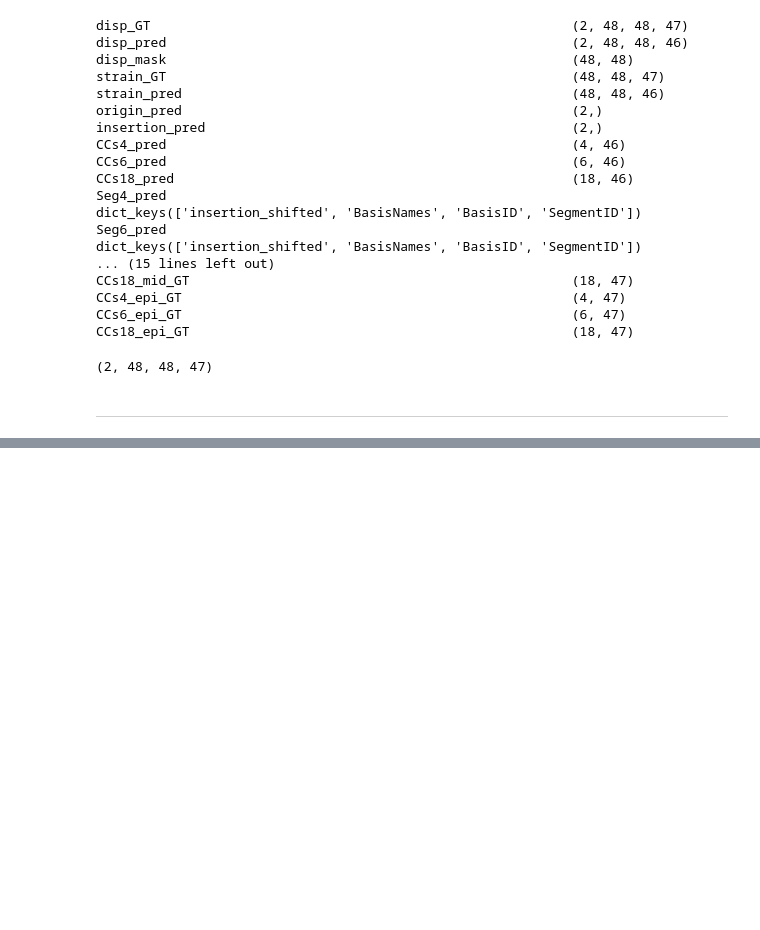
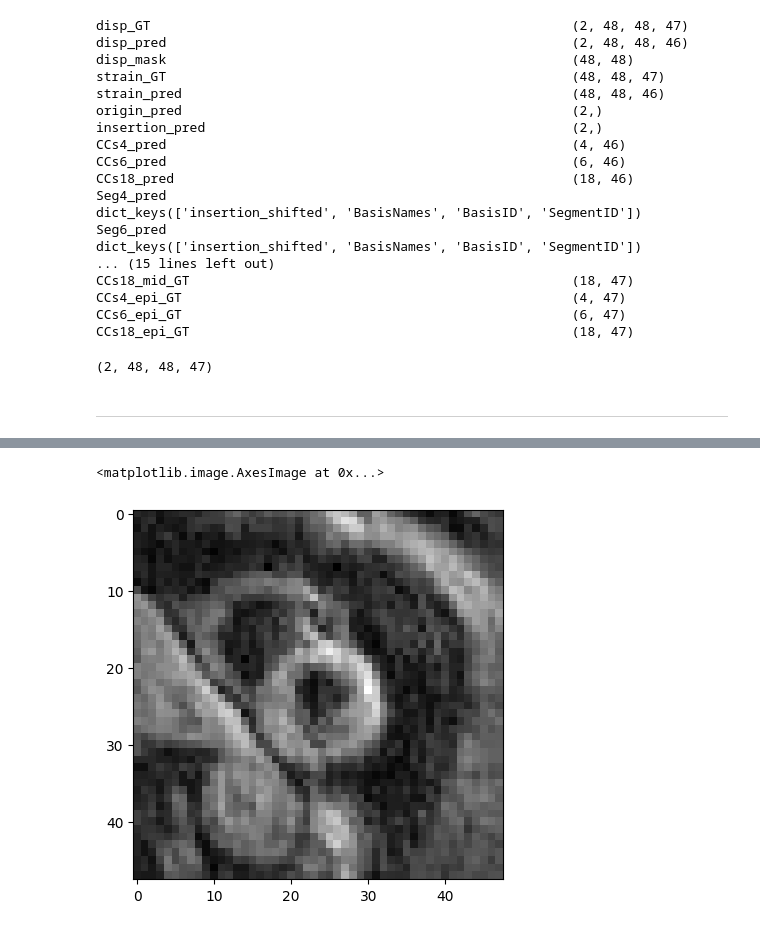
Before and after one commit to jr-xing/LaMoD, a Jupyter notebook: debug/notebooks/2025-01-24-make-rotation-case-video.ipynb, the cells around one changed output, grey strips where cells are left out. Cells and saved outputs as stored; diff of their text form; code cells hidden in the pictures; blank space fills up the shorter version.

```diff
--- a/debug/notebooks/2025-01-24-make-rotation-case-video.ipynb
+++ b/debug/notebooks/2025-01-24-make-rotation-case-video.ipynb
@@ -429,8 +430,8 @@ def extract_radial_tangent_components(displacement_field, center=None):
 
     return radial_component, tangent_component
 # %%
-datum_idx = 95; disp_pred_scale = 0.5; disp_GT_scale = 1
-# datum_idx = 24; disp_pred_scale = 1; disp_GT_scale = 1
+# datum_idx = 95; disp_pred_scale = 0.5; disp_GT_scale = 1
+datum_idx = 24; disp_pred_scale = 1; disp_GT_scale = 1
 # %%
 datum_disp_GT = np.moveaxis(np.concatenate([test_GT_data[datum_idx]['DENSE_Lag_displacement_field_X'][None], test_GT_data[datum_idx]['DENSE_Lag_displacement_field_Y'][None]], axis=0), -1, 1)[:, :-1]
 datum_disp_GT_rad = np.zeros_like(datum_disp_GT)
@@ -467,0 +469,13 @@ for frame_idx in range(datum_disp_GT.shape[1]):
+# %%
+from modules.data import loadmat
+datum_mat_fname = Path(test_GT_data[datum_idx]['DENSE_slice_mat_filename'])
+# print(datum_mat_fname.name)
+datum_mat = loadmat(Path('/scratch/jx8fh/2025-01-24-Yu-DENSE-data') / Path(datum_mat_fname).name)
+datum_mag = datum_mat['ImageInfo']['Mag'][...,:-1]
+datum_mag_bbox = test_GT_data[datum_idx]['DENSE_myo_mask_bbox']
+datum_mag_cropped = datum_mat['ImageInfo']['Mag'][datum_mag_bbox[0]:datum_mag_bbox[1], datum_mag_bbox[2]:datum_mag_bbox[3], :-1]
+# %%
+plt.imshow(datum_mag_cropped[...,10], cmap='gray')
+# %% [output]
+<matplotlib.image.AxesImage at 0x...>
+[figure, added]
```
Also changed, not shown: parts of 5 cells of this notebook, 23 other files.
